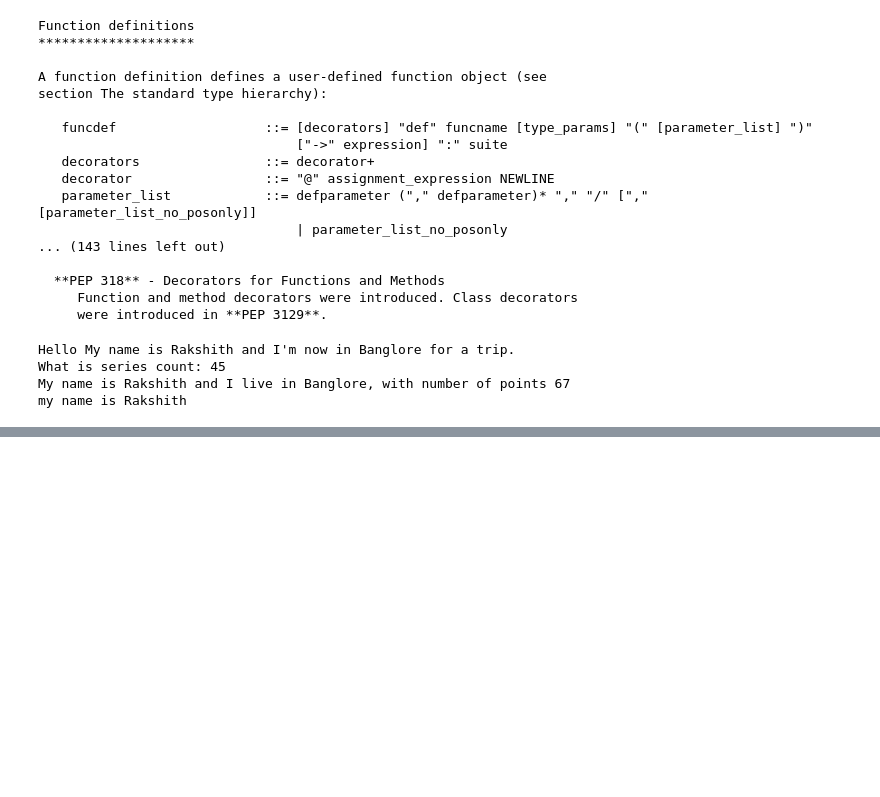
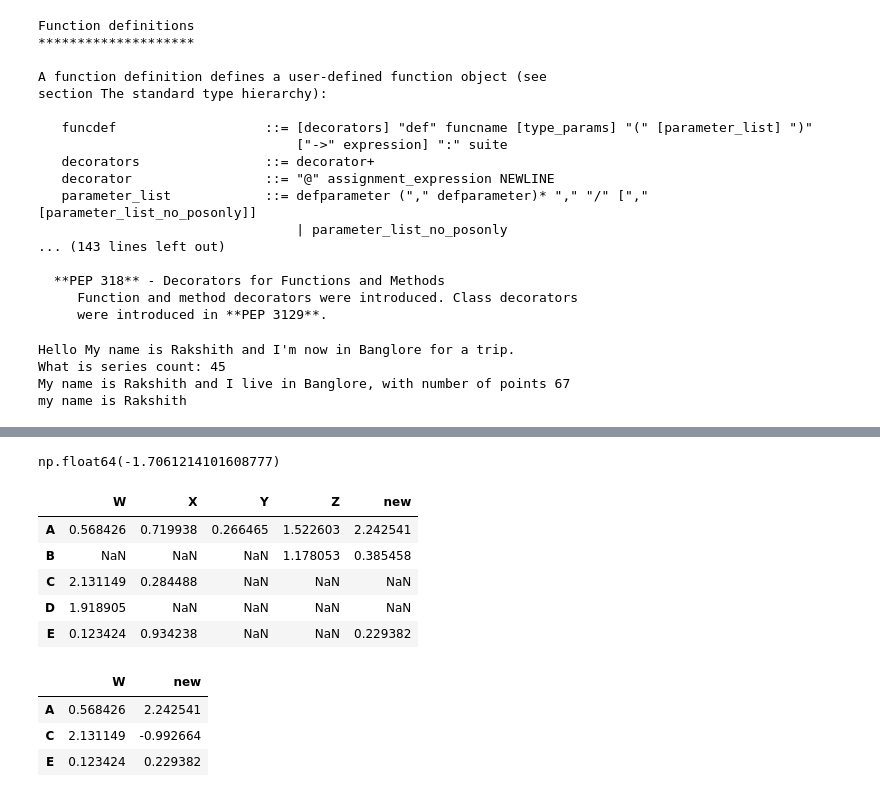
Before and after one commit to rakshith7733/Data-Science-AIML-Portfolio, a Jupyter notebook: Python/30 Days of Python programming/00 - Practice.ipynb, the cells around one changed output, grey strips where cells are left out. Drawn from its saved outputs; the diff is of its cells as text; code cells hidden in the pictures; blank space fills up the shorter version.

```diff
--- a/Python/30 Days of Python programming/00 - Practice.ipynb
+++ b/Python/30 Days of Python programming/00 - Practice.ipynb
@@ -60,0 +127,20 @@ my name is Rakshith
+# %%
+df.iloc[2,2]
+# %% [output]
+np.float64(-1.7061214101608777)
+# %%
+df[df > 0]
+# %% [output]
+|  | W | X | Y | Z | new |
+| A | 0.568426 | 0.719938 | 0.266465 | 1.522603 | 2.242541 |
+| B | NaN | NaN | NaN | 1.178053 | 0.385458 |
+| C | 2.131149 | 0.284488 | NaN | NaN | NaN |
+| D | 1.918905 | NaN | NaN | NaN | NaN |
+| E | 0.123424 | 0.934238 | NaN | NaN | 0.229382 |
+# %%
+df[df['X']>0][['W','new']]
+# %% [output]
+|  | W | new |
+| A | 0.568426 | 2.242541 |
+| C | 2.131149 | -0.992664 |
+| E | 0.123424 | 0.229382 |
```
Also changed, not shown: parts of 11 cells of this notebook, 1 other file.
